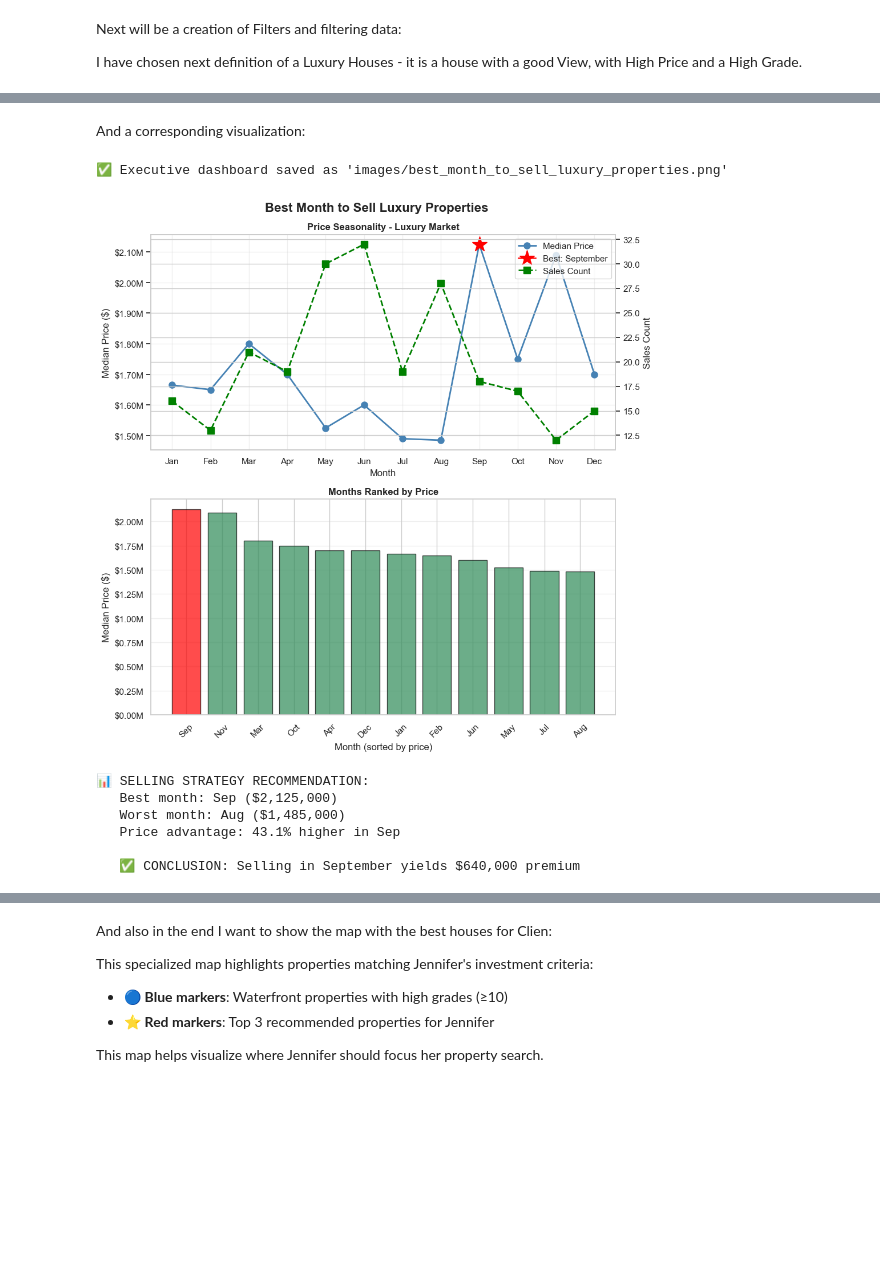
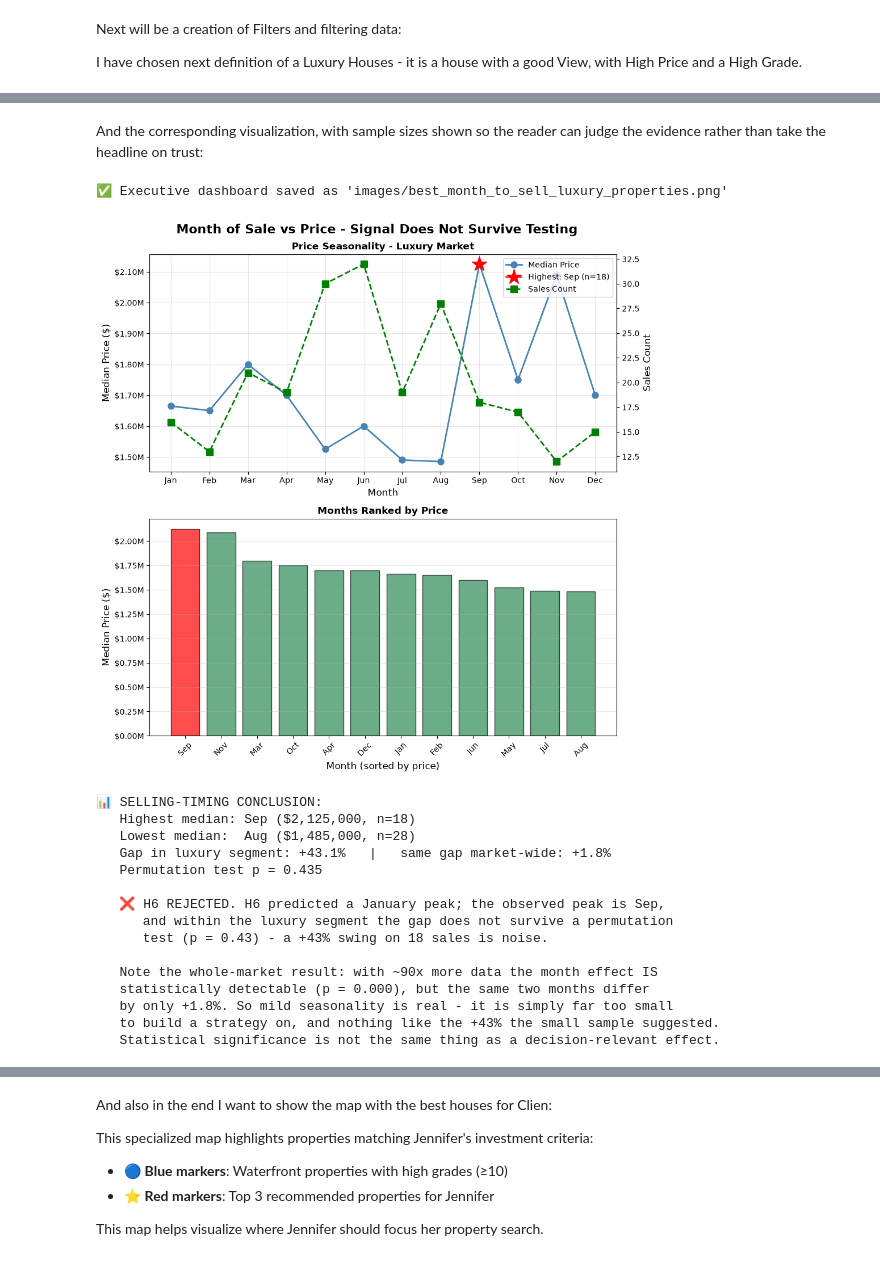
Before and after one commit to PartORG/eda_project_bootcamp, a Jupyter notebook: EDA_Project.ipynb, the cells around one changed output, grey strips where cells are left out. Cells and saved outputs as stored; diff of their text form; code cells hidden in the pictures; blank space fills up the shorter version.

```diff
--- a/EDA_Project.ipynb
+++ b/EDA_Project.ipynb
@@ -933,9 +1098,10 @@ Sell Prices per Month for Luxury houses:
 # %% [markdown]
-And a corresponding visualization:
+And the corresponding visualization, with sample sizes shown so the reader can
+judge the evidence rather than take the headline on trust:
 # %%
 # Visualization: Best Month to Sell
 fig, axes = plt.subplots(2, 1, figsize=(10, 10))
-fig.suptitle('Best Month to Sell Luxury Properties', fontsize=16, fontweight='bold')
+fig.suptitle('Month of Sale vs Price - Signal Does Not Survive Testing', fontsize=16, fontweight='bold')
 
 # Top plot: Line plot showing price seasonality
 ax = axes[0]
@@ -943,9 +1109,9 @@ ax.plot(monthly_median_price['month'], monthly_median_price['median_price'],
         marker='o', linewidth=2, markersize=8, color='steelblue', label='Median Price')
 
 # Highlight September
-sep_price = monthly_median_price[monthly_median_price['month'] == 9]['median_price'].values[0]
-ax.plot(9, sep_price, marker='*', markersize=20, color='red',
-        label='Best: September', zorder=5)
+peak_price = best_month['median_price']
+ax.plot(best_month['month'], peak_price, marker='*', markersize=20, color='red',
+        label=f"Highest: {best_month['month_name']} (n={int(best_month['n_sales'])})", zorder=5)
 ax.set_xlabel('Month', fontsize=12)
 ax.set_ylabel('Median Price ($)', fontsize=12)
 ax.set_title('Price Seasonality - Luxury Market', fontweight='bold')
@@ -983,47 +1149,63 @@ ax.set_xticklabels(['Jan', 'Feb', 'Mar', 'Apr', 'May', 'Jun',
 ax.yaxis.set_major_formatter(plt.FuncFormatter(lambda x, p: f'${x/1e6:.2f}M'))
 
 # Combine legends from both axes
 lines, labels = ax.get_legend_handles_labels()
 lines2, labels2 = ax2.get_legend_handles_labels()
 ax.legend(lines + lines2, labels + labels2, loc='upper right')
 
 ax.grid(True, alpha=0.3)
 
 # Bottom plot: Bar chart sorted by price
 ax = axes[1]
 monthly_sorted = monthly_median_price.sort_values('median_price', ascending=False)
-colors = ['red' if month == 9 else 'seagreen' for month in monthly_sorted['month']]
+colors = ['red' if month == best_month['month'] else 'seagreen' for month in monthly_sorted['month']]
 bars = ax.bar(range(len(monthly_sorted)), monthly_sorted['median_price'],
                color=colors, edgecolor='black', alpha=0.7)
 ax.set_xlabel('Month (sorted by price)', fontsize=12)
 ax.set_ylabel('Median Price ($)', fontsize=12)
 ax.set_title('Months Ranked by Price', fontweight='bold')
 ax.set_xticks(range(len(monthly_sorted)))
 ax.set_xticklabels(monthly_sorted['month_name'], rotation=45)
 ax.yaxis.set_major_formatter(plt.FuncFormatter(lambda x, p: f'${x/1e6:.2f}M'))
 ax.grid(True, alpha=0.3, axis='y')
 
 plt.tight_layout()
 plt.savefig('images/best_month_to_sell_luxury_properties.png', dpi=300, bbox_inches='tight')
 print("✅ Executive dashboard saved as 'images/best_month_to_sell_luxury_properties.png'")
 plt.show()
 
 # Summary
-best_month = monthly_median_price.loc[monthly_median_price['median_price'].idxmax()]
-worst_month = monthly_median_price.loc[monthly_median_price['median_price'].idxmin()]
-price_advantage = (best_month['median_price'] - worst_month['median_price']) / worst_month['median_price'] * 100
-
-print(f"\n📊 SELLING STRATEGY RECOMMENDATION:")
-print(f"   Best month: {best_month['month_name']} (${best_month['median_price']:,.0f})")
-print(f"   Worst month: {worst_month['month_name']} (${worst_month['median_price']:,.0f})")
-print(f"   Price advantage: {price_advantage:.1f}% higher in {best_month['month_name']}")
-print(f"\n   ✅ CONCLUSION: Selling in September yields ${best_month['median_price'] - worst_month['median_price']:,.0f} premium")
+print(f"\n📊 SELLING-TIMING CONCLUSION:")
+print(f"   Highest median: {best_month['month_name']} (${best_month['median_price']:,.0f}, "
+      f"n={int(best_month['n_sales'])})")
+print(f"   Lowest median:  {worst_month['month_name']} (${worst_month['median_price']:,.0f}, "
+      f"n={int(worst_month['n_sales'])})")
+print(f"   Gap in luxury segment: +{gap_luxury:.1f}%   |   same gap market-wide: +{gap_all:.1f}%")
+print(f"   Permutation test p = {p_month:.3f}")
+print(f"\n   ❌ H6 REJECTED. H6 predicted a January peak; the observed peak is "
+      f"{best_month['month_name']},")
+print(f"      and within the luxury segment the gap does not survive a permutation")
+print(f"      test (p = {p_month:.2f}) - a +{gap_luxury:.0f}% swing on {int(best_month['n_sales'])} sales is noise.")
+print(f"\n   Note the whole-market result: with ~90x more data the month effect IS")
+print(f"   statistically detectable (p = {p_month_all:.3f}), but the same two months differ")
+print(f"   by only +{gap_all:.1f}%. So mild seasonality is real - it is simply far too small")
+print(f"   to build a strategy on, and nothing like the +{gap_luxury:.0f}% the small sample suggested.")
+print(f"   Statistical significance is not the same thing as a decision-relevant effect.")
 # %% [output]
 ✅ Executive dashboard saved as 'images/best_month_to_sell_luxury_properties.png'
-[figure, old version]
+[figure, new version]
-📊 SELLING STRATEGY RECOMMENDATION:
-   Best month: Sep ($2,125,000)
-   Worst month: Aug ($1,485,000)
-   Price advantage: 43.1% higher in Sep
+📊 SELLING-TIMING CONCLUSION:
+   Highest median: Sep ($2,125,000, n=18)
+   Lowest median:  Aug ($1,485,000, n=28)
+   Gap in luxury segment: +43.1%   |   same gap market-wide: +1.8%
+   Permutation test p = 0.435
 
-   ✅ CONCLUSION: Selling in September yields $640,000 premium
+   ❌ H6 REJECTED. H6 predicted a January peak; the observed peak is Sep,
+      and within the luxury segment the gap does not survive a permutation
+      test (p = 0.43) - a +43% swing on 18 sales is noise.
+
+   Note the whole-market result: with ~90x more data the month effect IS
+   statistically detectable (p = 0.000), but the same two months differ
+   by only +1.8%. So mild seasonality is real - it is simply far too small
+   to build a strategy on, and nothing like the +43% the small sample suggested.
+   Statistical significance is not the same thing as a decision-relevant effect.
```
Also changed, not shown: parts of 31 cells of this notebook, 15 other files.
